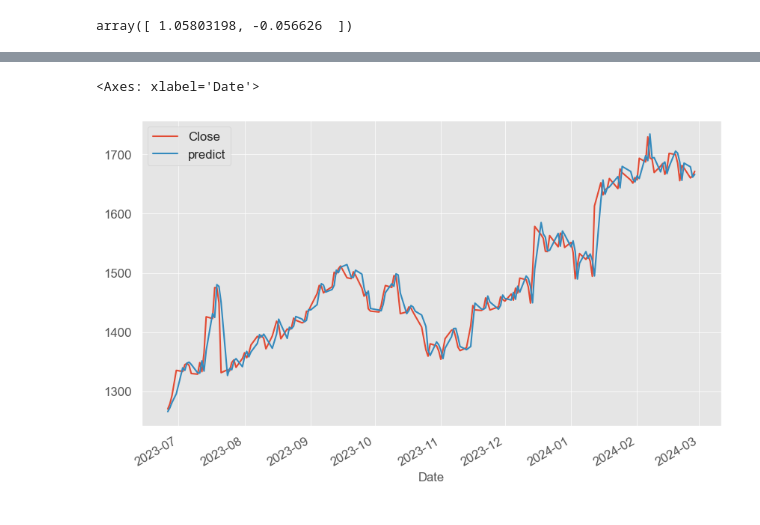
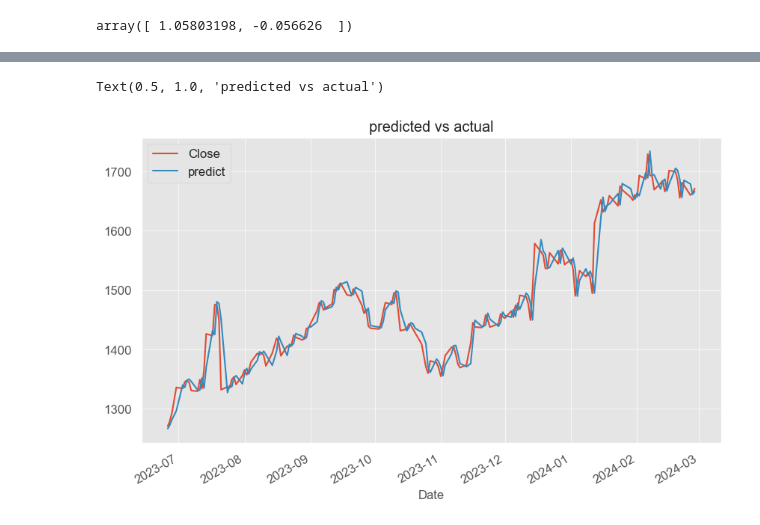
Before and after one commit to Ayush-sacri/Stock-Analysis, a Jupyter notebook: Stock-Analysis.ipynb, the cells around one changed output, grey strips where cells are left out. Saved outputs shown, nothing was run; the diff lists cells and outputs as text; code cells hidden in the pictures.

```diff
--- a/Stock-Analysis.ipynb
+++ b/Stock-Analysis.ipynb
@@ -345,6 +361,7 @@ new_data.head()
 | 2023-07-03 | 1330.000000 | 1346.000000 | 1328.449951 | 1333.699951 | 1316.657715 | 7732412 | 1335.500000 | 1293.349976 | 1339.764465 |
 # %%
 new_data[['Close','predict']].plot()
+plt.title("predicted vs actual")
 # %% [output]
-<Axes: xlabel='Date'>
+Text(0.5, 1.0, 'predicted vs actual')
-[figure, old version]
+[figure, new version]
```
Also changed, not shown: parts of 2 cells of this notebook.
